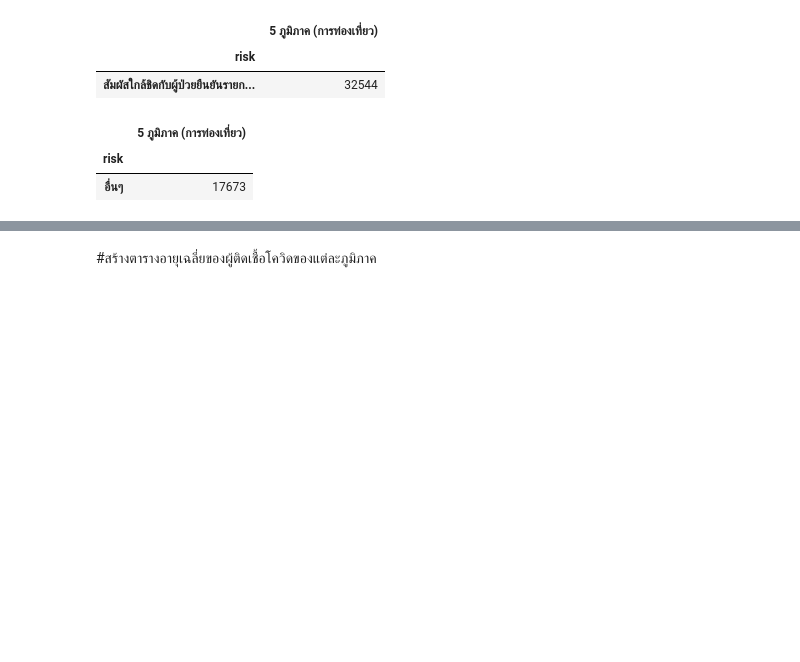
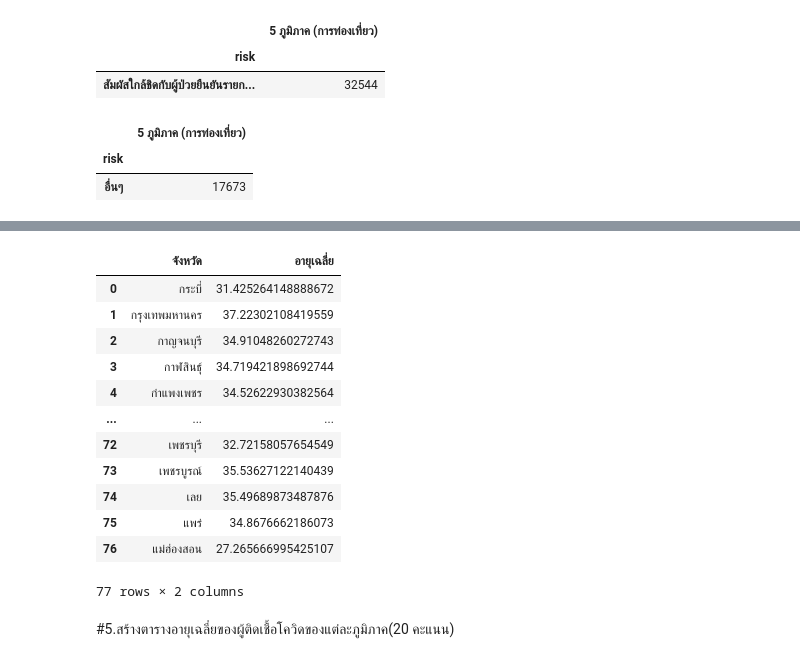
Before and after one commit to Thitichaya2000/data_viz_2022, a Jupyter notebook: BasicPython&DataViz_midterm2022.ipynb, the cells around one changed output, grey strips where cells are left out. Drawn from its saved outputs; the diff is of its cells as text; code cells hidden in the pictures; blank space fills up the shorter version.

```diff
--- a/BasicPython&DataViz_midterm2022.ipynb
+++ b/BasicPython&DataViz_midterm2022.ipynb
@@ -774,2 +857,19 @@ KeyError: ignored
+# %%
+tablen4 = pd.DataFrame.from_records(datan4,columns=headern4)
+tablen4
+# %% [output]
+|  | จังหวัด | อายุเฉลี่ย |
+| 0 | กระบี่ | 31.425264148888672 |
+| 1 | กรุงเทพมหานคร | 37.22302108419559 |
+| 2 | กาญจนบุรี | 34.91048260272743 |
+| 3 | กาฬสินธุ์ | 34.719421898692744 |
+| 4 | กำแพงเพชร | 34.52622930382564 |
+| ... | ... | ... |
+| 72 | เพชรบุรี | 32.72158057654549 |
+| 73 | เพชรบูรณ์ | 35.53627122140439 |
+| 74 | เลย | 35.49689873487876 |
+| 75 | แพร่ | 34.8676662186073 |
+| 76 | แม่ฮ่องสอน | 27.265666995425107 |
+77 rows × 2 columns
 # %% [markdown]
-#สร้างตารางอายุเฉลี่ยของผู้ติดเชื้อโควิดของแต่ละภูมิภาค
+#5.สร้างตารางอายุเฉลี่ยของผู้ติดเชื้อโควิดของแต่ละภูมิภาค(20 คะแนน)
```
Also changed, not shown: parts of 12 cells of this notebook.
